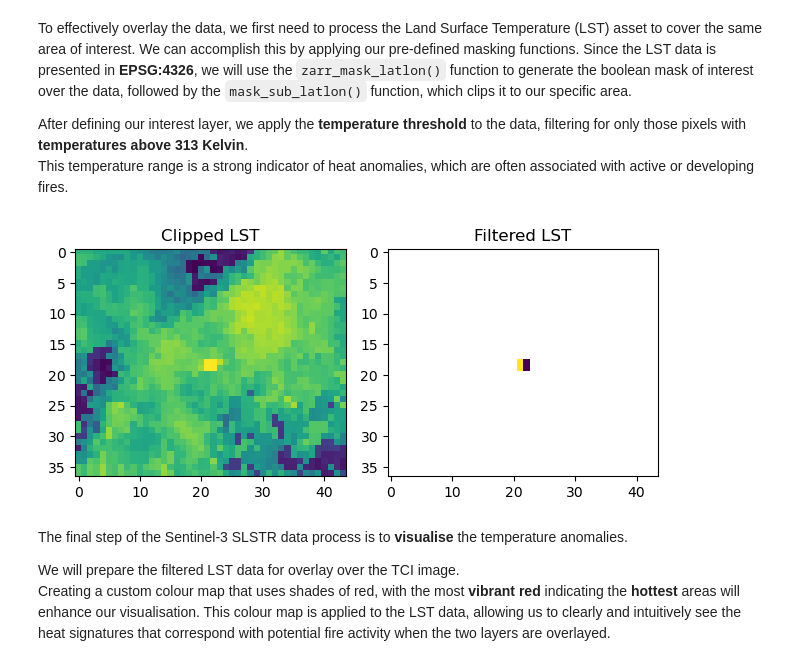
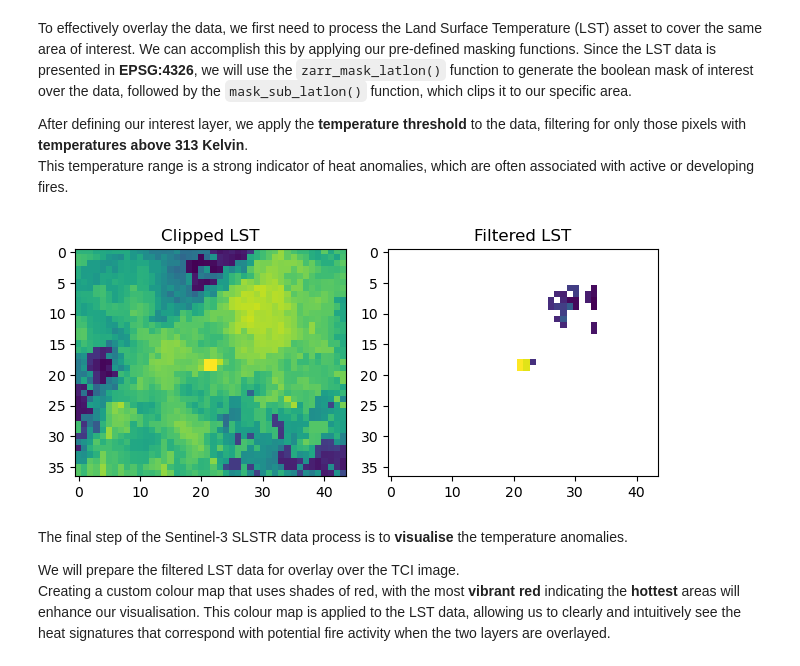
Before and after one commit to eopf-toolkit/eopf-101, a Jupyter notebook: 512_s3_lst.ipynb, the cells around one changed output. Drawn from its saved outputs; the diff is of its cells as text; code cells hidden in the pictures.

```diff
--- a/512_s3_lst.ipynb
+++ b/512_s3_lst.ipynb
@@ -313,35 +329,35 @@ cols_lst , rows_lst = zarr_mask_latlon(
 lst_clip = mask_sub_latlon(
     meas_lst.lst, # The land surface temperature band from the measurements group
     rows_lst, # The row indices for the mask
     cols_lst # The column indices for the mask
     ).values
 
 # The latitude data is clipped using the same mask indices
 lat_lst = mask_sub_latlon(meas_lst['latitude'],rows_lst, cols_lst).values
 # The longitude data is clipped using the same mask indices
 lon_lst = mask_sub_latlon(meas_lst['longitude'],rows_lst, cols_lst).values
 
 # To clip the data and prepare the array for an overlay with the TCI:
 lstf_clip = np.where(
-    lst_clip <= 310, # values less than or equal to 310 K
+    lst_clip <= 312, # values less than or equal to 312 K
     np.nan, # The value to assign if the condition is true
     lst_clip # The value to assign if the condition is false
     )
 
 
 # Create a figure to plot
 fig, axs = plt.subplots(1, 2)
 axs[0].imshow(lst_clip)
 axs[0].set_title('Clipped LST')
 # Plot the filtered land surface temperature data on the second subplot
 axs[1].imshow(lstf_clip)
 axs[1].set_title('Filtered LST') # Add a title for clarity
 # Adjust the layout
 fig.tight_layout()
 # Display the plot
 plt.show()
 # %% [output]
-[figure, old version]
+[figure, new version]
 # %% [markdown]
 The final step of the Sentinel-3 SLSTR data process is to **visualise** the temperature anomalies.<br>
 
```
Also changed, not shown: parts of 4 cells of this notebook.
